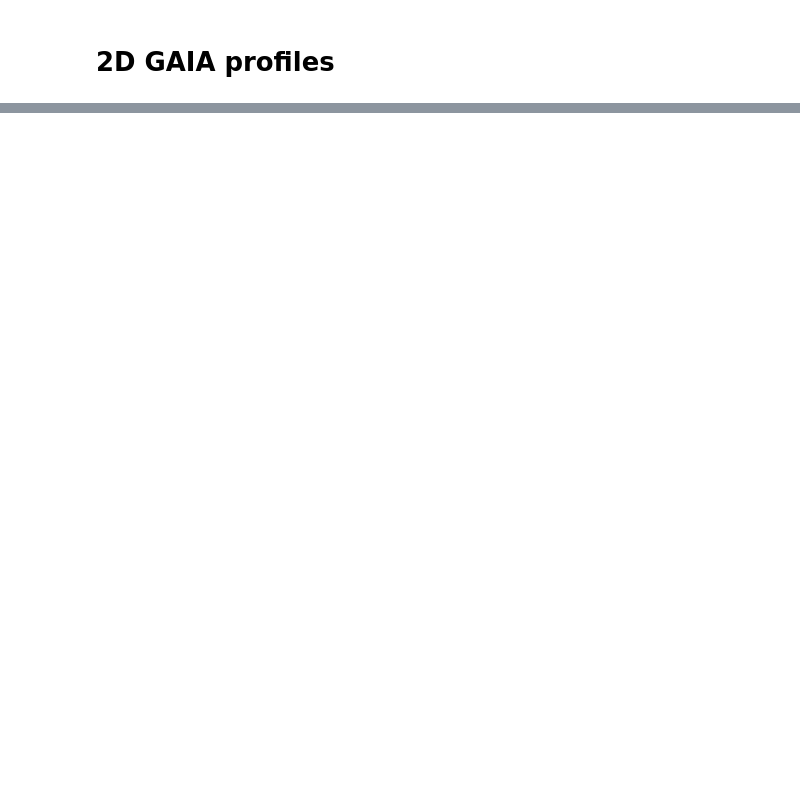
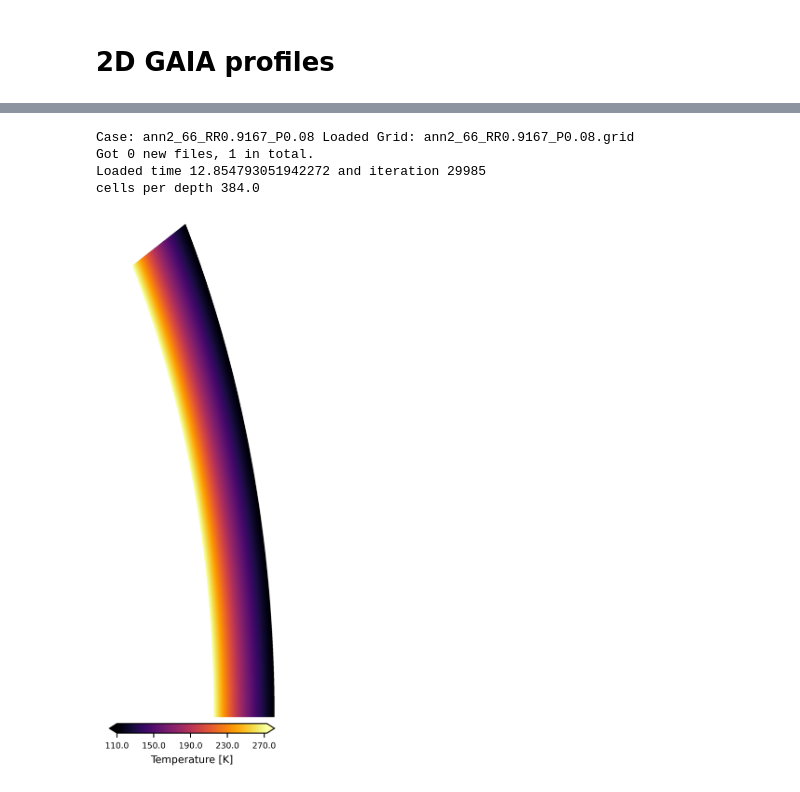
Before and after one commit to AtWillB/stanford_radar, a Jupyter notebook: src/kickoff_meeting_demo.ipynb, the cells around one changed output, grey strips where cells are left out. Cells and saved outputs as stored; diff of their text form; code cells hidden in the pictures; blank space fills up the shorter version.

```diff
--- a/src/kickoff_meeting_demo.ipynb
+++ b/src/kickoff_meeting_demo.ipynb
@@ -49,0 +91,27 @@ plt.show()
+# %%
+T0 = 110 # K
+Tb = 272.976
+scaleD = 21. # km
+scaleC =  0 # kg/m3
+scaleT = (Tb-T0)
+R0 = 252100.0
+# %%
+caseID = 'ann2_66_RR0.9167_P0.08'
+path_to_caseID = '../data/gaia/temp_profile/gaia_grainsize_simulations/grain_1e-3/'
+
+return_list = gu.load_sim(caseID, path_to_caseID, -1)
+s_1e3 = return_list[0]
+o_1e3 = return_list[1]
+nShells = o_1e3.grid.nShells
+nCellsPerShell = o_1e3.grid.nCellsPerShell[0]
+gaia_temp_table_1e3 = gu.transform_T_to_table(s_1e3, o_1e3, caseID, T0, scaleT, scaleD, scaleC)
+df_1e3, attenuation_1e3 = gu.calc_gaia_attenuation(gaia_temp_table_1e3, R0, nShells, nCellsPerShell, "low_loss", '1e-3')
+
+fig, ax = plt.subplots(1, 1, figsize = (2, 7), dpi = 500)
+cb = gu.mk_gaia_T_plot(o_1e3, scaleT, T0, Tb, fig, ax, 8, cbar_ax = [0, 0.085, 0.9, 0.015], lowerlim = T0)
+# %% [output]
+Case: ann2_66_RR0.9167_P0.08 Loaded Grid: ann2_66_RR0.9167_P0.08.grid
+Got 0 new files, 1 in total.
+Loaded time 12.854793051942272 and iteration 29985
+cells per depth 384.0
+[figure, added]
```
Also changed, not shown: parts of 17 cells of this notebook, 18 other files.
